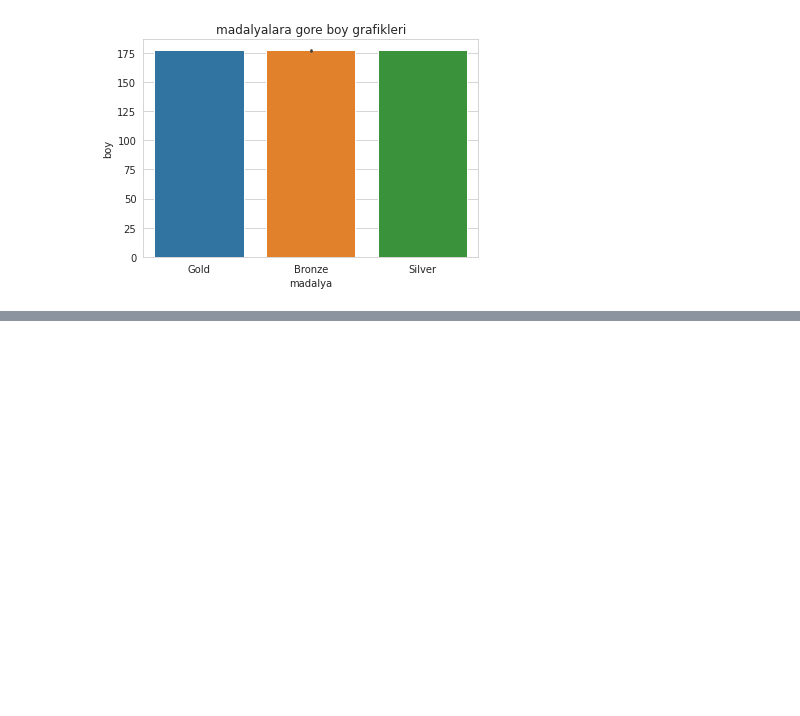
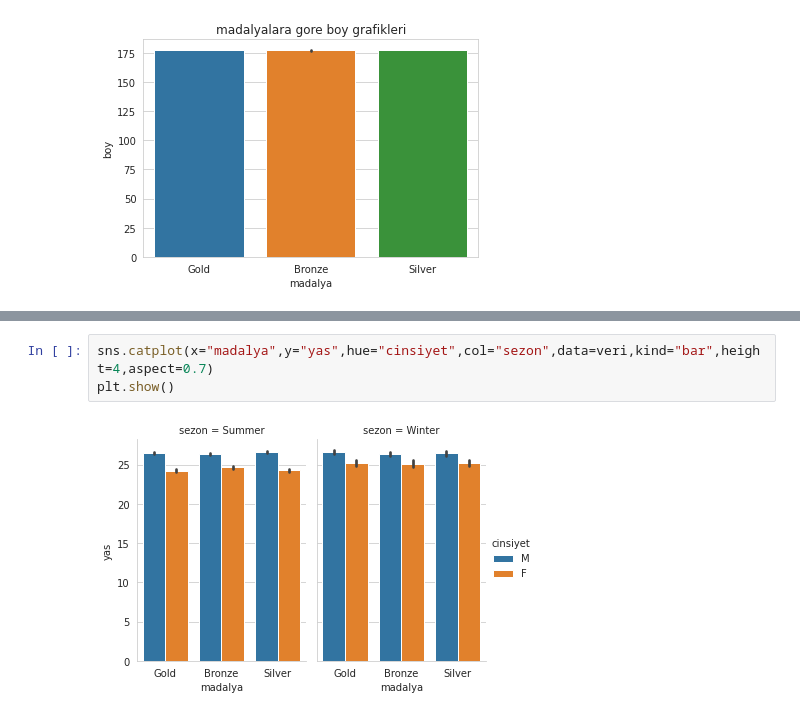
Before and after one commit to mertdot/athlete-events-1896-2016-data-discovery-with-seaborn, a Jupyter notebook: python-ile-veri-gorsellestirme-5-2-120-yillik-olimpiyat-tarihi-veri-seti.ipynb, the cells around one changed output, grey strips where cells are left out. Saved outputs shown, nothing was run; the diff lists cells and outputs as text; blank space fills up the shorter version.

```diff
--- a/python-ile-veri-gorsellestirme-5-2-120-yillik-olimpiyat-tarihi-veri-seti.ipynb
+++ b/python-ile-veri-gorsellestirme-5-2-120-yillik-olimpiyat-tarihi-veri-seti.ipynb
@@ -327,0 +334,5 @@ plt.show()
+# %%
+sns.catplot(x="madalya",y="yas",hue="cinsiyet",col="sezon",data=veri,kind="bar",height=4,aspect=0.7)
+plt.show()
+# %% [output]
+[figure, added]
```
Also changed, not shown: parts of 1 cell of this notebook.
